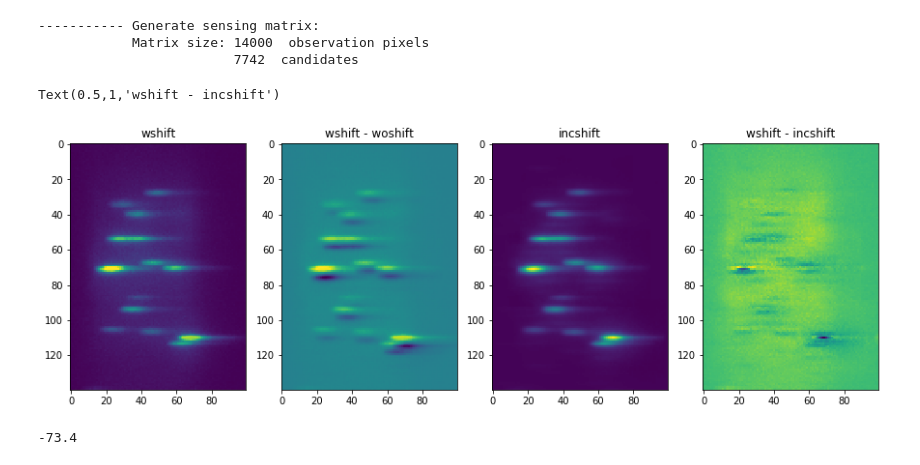
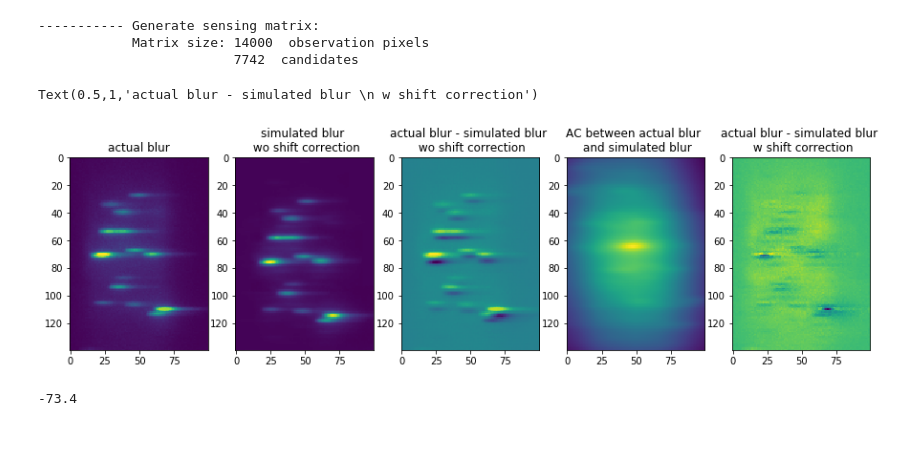
Before and after one commit to xiyuyi/PyPRIS, a Jupyter notebook: NW_astig_spetrum_analysis/filed_shift_fits.ipynb, the cells around one changed output. Drawn from its saved outputs; the diff is of its cells as text; code cells hidden in the pictures; blank space fills up the shorter version.

```diff
--- a/NW_astig_spetrum_analysis/filed_shift_fits.ipynb
+++ b/NW_astig_spetrum_analysis/filed_shift_fits.ipynb
@@ -136,21 +136,24 @@ b = woshift_1stdiff/np.max(woshift_1stdiff.ravel())
 c = incshift_1stdiff/np.max(incshift_1stdiff.ravel())*1.4
 # %%
 plt.figure(figsize=[15,10])
-plt.subplot(141)
+plt.subplot(151)
 plt.imshow(a)
-plt.title('wshift')
-plt.subplot(142)
+plt.title('actual blur')
+plt.subplot(152)
+plt.imshow(b)
+plt.title('simulated blur \n wo shift correction')
+plt.subplot(154)
+plt.imshow(corr)
+plt.title('AC between actual blur \n and simulated blur')
+plt.subplot(153)
 plt.imshow(a - b)
-plt.title('wshift - woshift')
-plt.subplot(143)
-plt.imshow(c)
-plt.title('incshift')
-plt.subplot(144)
+plt.title('actual blur - simulated blur \n wo shift correction')
+plt.subplot(155)
 plt.imshow(a-c)
-plt.title('wshift - incshift')
+plt.title('actual blur - simulated blur \n w shift correction')
 # %% [output]
-Text(0.5,1,'wshift - incshift')
+Text(0.5,1,'actual blur - simulated blur \n w shift correction')
-[figure, old version]
+[figure, new version]
 # %%
 fitted_shift_1-137.5/2
 # %% [output]
```
Also changed, not shown: parts of 1 cell of this notebook, 1 other file.
